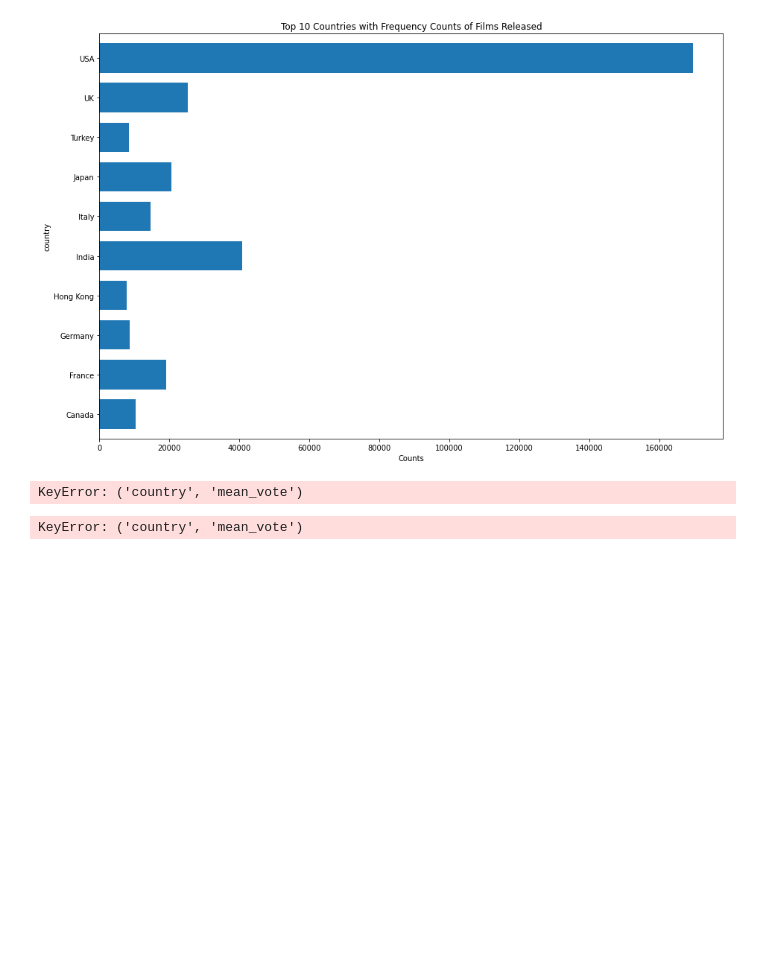
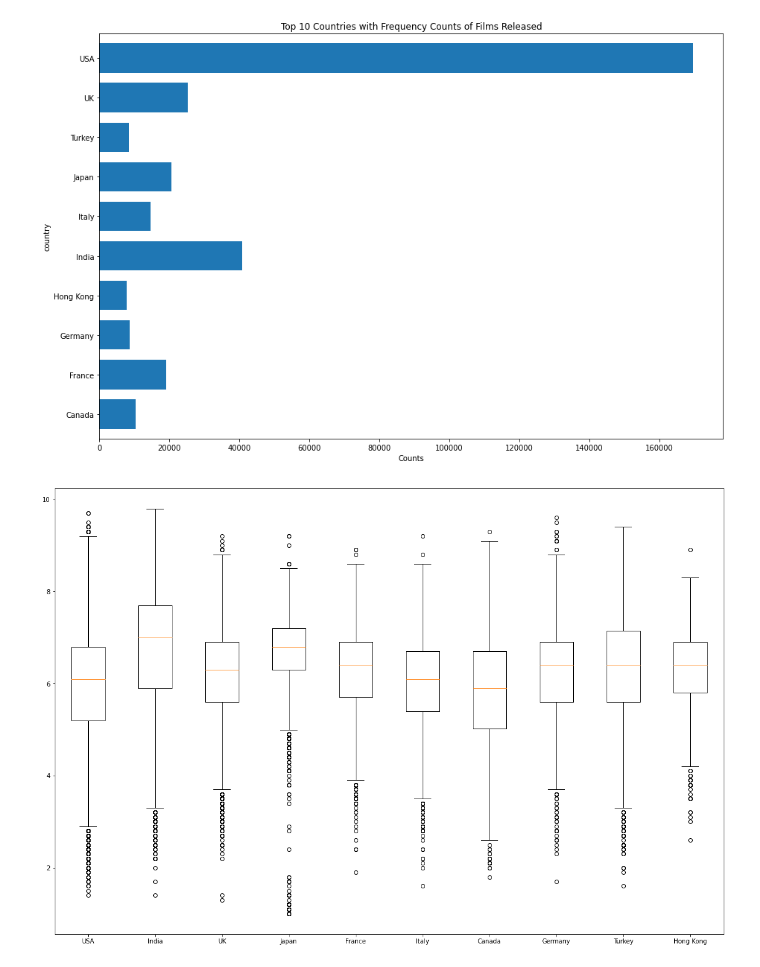
Before and after one commit to paola-perezrivera/CS418-Movie-Model, a Jupyter notebook: IMDb.ipynb, the cells around one changed output. Saved outputs shown, nothing was run; the diff lists cells and outputs as text; code cells hidden in the pictures; blank space fills up the shorter version.

```diff
--- a/IMDb.ipynb
+++ b/IMDb.ipynb
@@ -261,22 +261,18 @@ Text(0.5, 0, 'Counts')
 # %%
 ## EDA, Looking For Relation between Country Origin & Rating (Continued)
 ## ---------------------------------------------------------
 
 fig = plt.figure(figsize=(15,10))
 ax = fig.add_axes([0,0,1,1])
 country = []
 #Plotting Quartile Info
 for i in most_freq_countries:
     df_ = df[df['country'] == i]
     country.append(df_['mean_vote'])
 
-ax.set_xticks
-bp = ax.boxplot(country )
+ax.set_xticklabels(most_freq_countries)
+bp = ax.boxplot(country)
 
 plt.show()
 # %% [output]
-KeyError: ('country', 'mean_vote')
+[figure, added]
-# %%
-print(df['country','mean_vote'].head(5))
-# %% [output]
-KeyError: ('country', 'mean_vote')
```
